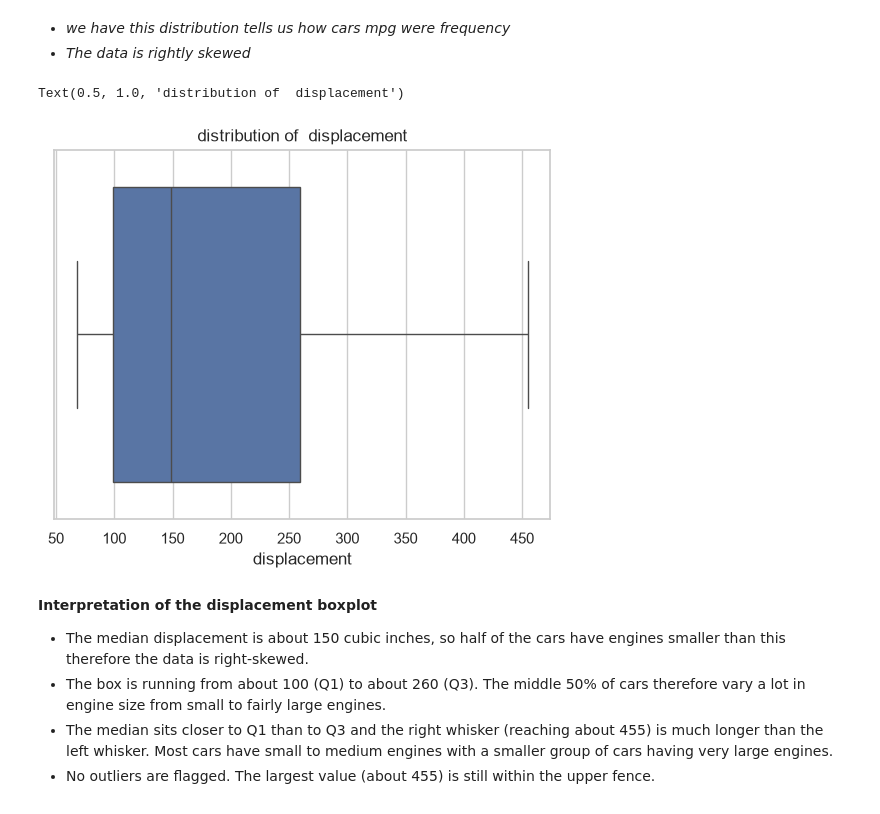
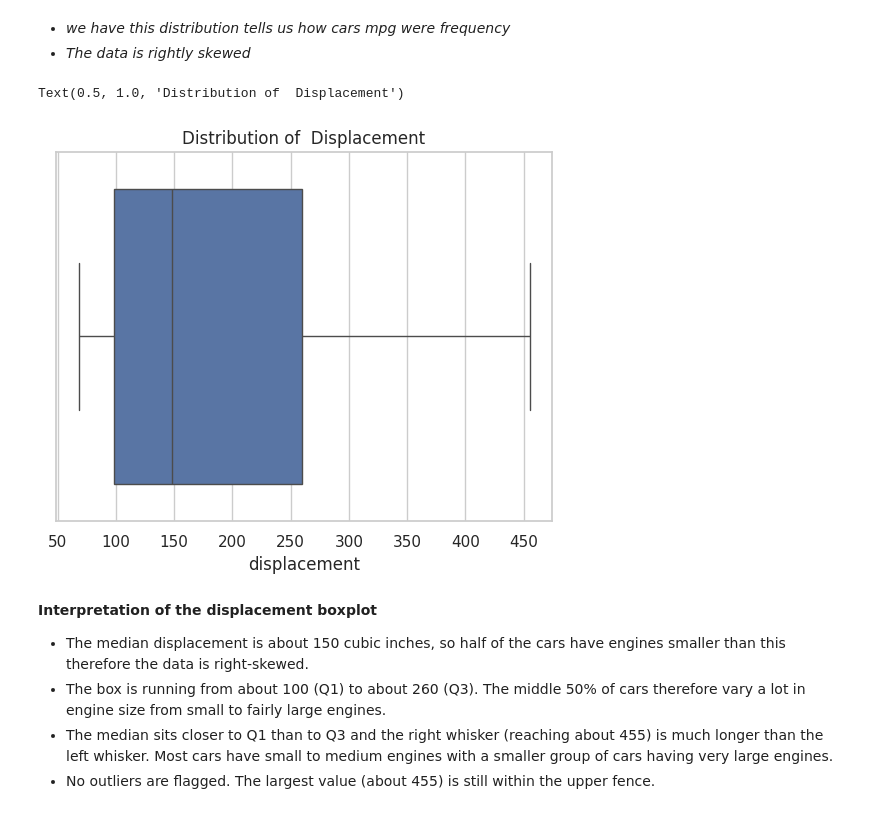
Before and after one commit to Clinton1029/Auto-MPG-Prediction-, a Jupyter notebook: group_(1)_(2).ipynb, the cells around one changed output. Cells and saved outputs as stored; diff of their text form; code cells hidden in the pictures.

```diff
--- a/group_(1)_(2).ipynb
+++ b/group_(1)_(2).ipynb
@@ -719,12 +723,15 @@ plt.show()
 # %% [markdown]
 * *we have this distribution tells us how cars mpg were frequency*
 * *The data is rightly skewed*
-# %%
-sns.boxplot(data=X_train, x="displacement")
-plt.title("distribution of  displacement")
-# %% [output]
-Text(0.5, 1.0, 'distribution of  displacement')
-[figure, removed]
+# %%
+# Creates a horizontal box plot using the 'displacement' column from the X_train DataFrame
+sns.boxplot(data=X_train, x="displacement")
+
+# Adds a title to the top of the plot
+plt.title("Distribution of  Displacement")
+# %% [output]
+Text(0.5, 1.0, 'Distribution of  Displacement')
+[figure, added]
 # %% [markdown]
 **Interpretation of the displacement boxplot**
 
```
Also changed, not shown: parts of 9 cells of this notebook.
